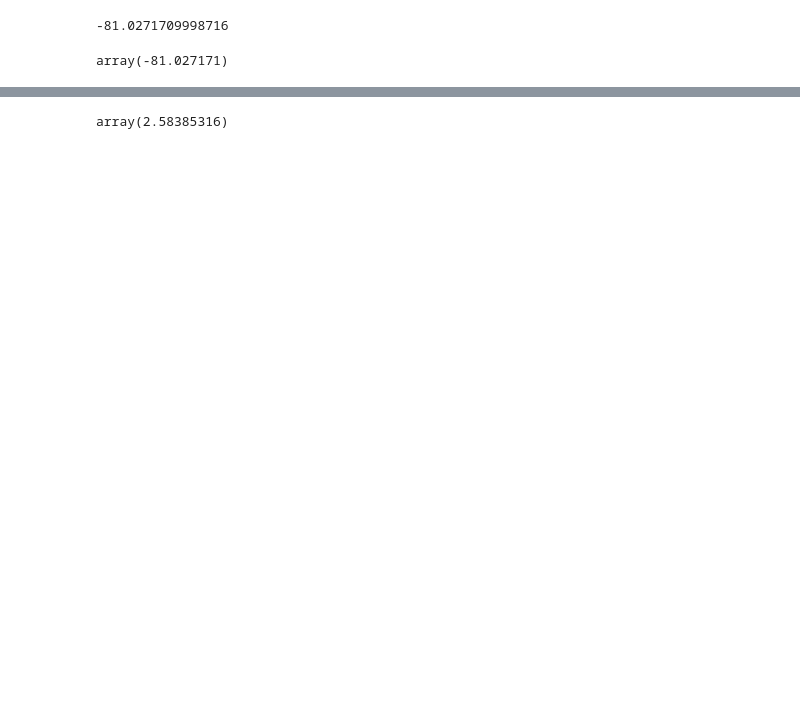
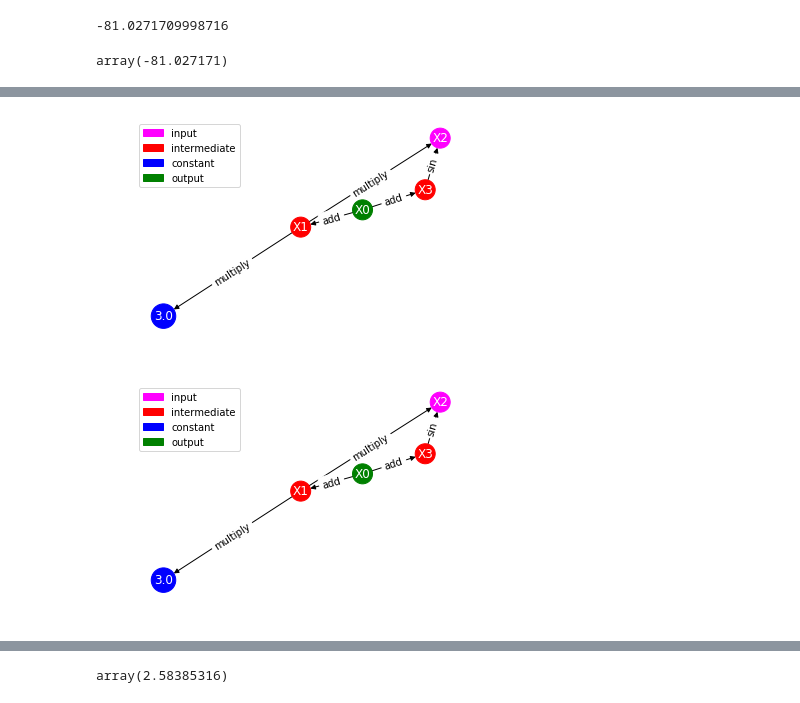
Before and after one commit to tamilselvanarjun/auto-ed, a Jupyter notebook: ReverseModeTesting.ipynb, the cells around one changed output, grey strips where cells are left out. Drawn from its saved outputs; the diff is of its cells as text; code cells hidden in the pictures; blank space fills up the shorter version.

```diff
--- a/ReverseModeTesting.ipynb
+++ b/ReverseModeTesting.ipynb
@@ -76,3 +86,8 @@ ADgraph.draw_graph(s)
+# %%
+ADgraph.draw_graph_rev(s)
+# %% [output]
+[figure, added]
+[figure, added]
 # %%
 r.revder(s)
 # %% [output]
```
Also changed, not shown: parts of 18 cells of this notebook, 2 other files.
